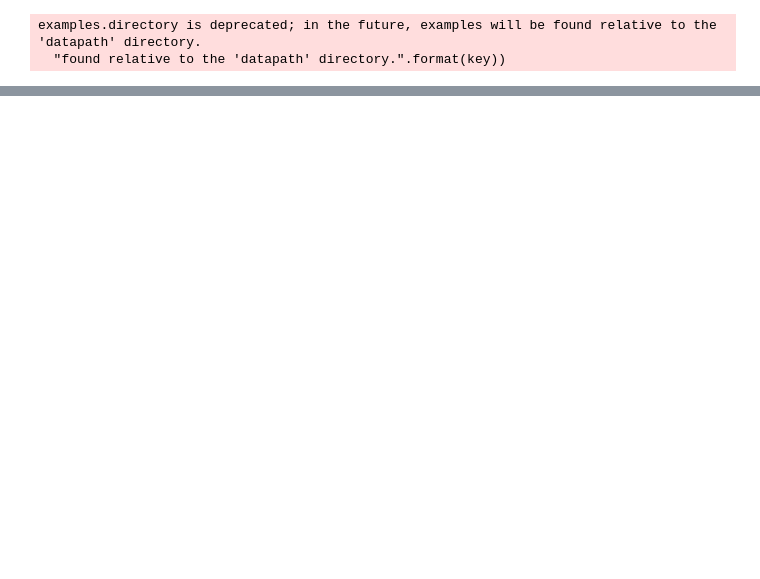
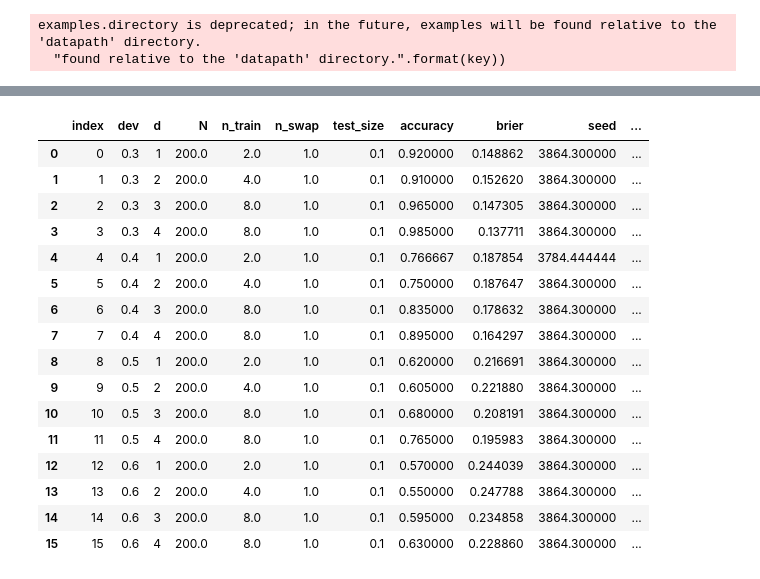
Before and after one commit to amacaluso/Quantum-Ensemble-for-Classification, a Jupyter notebook: notebooks/viz_results.ipynb, the cells around one changed output, grey strips where cells are left out. Cells and saved outputs as stored; diff of their text form; code cells hidden in the pictures; blank space fills up the shorter version.

```diff
--- a/notebooks/viz_results.ipynb
+++ b/notebooks/viz_results.ipynb
@@ -69,6 +90,12 @@ plt.show()
 # %%
-data_mean =data.groupby(['d', 'dev']).mean()
-data_std =data.groupby(['d', 'dev']).std()
+data = pd.read_csv('output/results_ensemble.csv',
+                   names = ['N', 'n_train', 'n_swap', 'd', 'balanced',
+                            'test_size', 'dev', 'accuracy', 'brier', 'seed'])
+
+# data = data.loc[data['dev'] == .3,:]
+data_mean =data.groupby(['dev', 'd']).mean()
+data_std =data.groupby(['dev', 'd']).std()
 
 data_mean['accuracy_std'] = data_std.accuracy
 data_mean['brier_std'] = data_std.brier
+data_mean
@@ -142,0 +121,21 @@ plt.savefig('output/brier_score.png', dpi=300)
+# %%
+data_mean.reset_index(inplace=True)
+data_mean
+# %% [output]
+|  | index | dev | d | N | n_train | n_swap | test_size | accuracy | brier | seed | ... |
+| 0 | 0 | 0.3 | 1 | 200.0 | 2.0 | 1.0 | 0.1 | 0.920000 | 0.148862 | 3864.300000 | ... |
+| 1 | 1 | 0.3 | 2 | 200.0 | 4.0 | 1.0 | 0.1 | 0.910000 | 0.152620 | 3864.300000 | ... |
+| 2 | 2 | 0.3 | 3 | 200.0 | 8.0 | 1.0 | 0.1 | 0.965000 | 0.147305 | 3864.300000 | ... |
+| 3 | 3 | 0.3 | 4 | 200.0 | 8.0 | 1.0 | 0.1 | 0.985000 | 0.137711 | 3864.300000 | ... |
+| 4 | 4 | 0.4 | 1 | 200.0 | 2.0 | 1.0 | 0.1 | 0.766667 | 0.187854 | 3784.444444 | ... |
+| 5 | 5 | 0.4 | 2 | 200.0 | 4.0 | 1.0 | 0.1 | 0.750000 | 0.187647 | 3864.300000 | ... |
+| 6 | 6 | 0.4 | 3 | 200.0 | 8.0 | 1.0 | 0.1 | 0.835000 | 0.178632 | 3864.300000 | ... |
+| 7 | 7 | 0.4 | 4 | 200.0 | 8.0 | 1.0 | 0.1 | 0.895000 | 0.164297 | 3864.300000 | ... |
+| 8 | 8 | 0.5 | 1 | 200.0 | 2.0 | 1.0 | 0.1 | 0.620000 | 0.216691 | 3864.300000 | ... |
+| 9 | 9 | 0.5 | 2 | 200.0 | 4.0 | 1.0 | 0.1 | 0.605000 | 0.221880 | 3864.300000 | ... |
+| 10 | 10 | 0.5 | 3 | 200.0 | 8.0 | 1.0 | 0.1 | 0.680000 | 0.208191 | 3864.300000 | ... |
+| 11 | 11 | 0.5 | 4 | 200.0 | 8.0 | 1.0 | 0.1 | 0.765000 | 0.195983 | 3864.300000 | ... |
+| 12 | 12 | 0.6 | 1 | 200.0 | 2.0 | 1.0 | 0.1 | 0.570000 | 0.244039 | 3864.300000 | ... |
+| 13 | 13 | 0.6 | 2 | 200.0 | 4.0 | 1.0 | 0.1 | 0.550000 | 0.247788 | 3864.300000 | ... |
+| 14 | 14 | 0.6 | 3 | 200.0 | 8.0 | 1.0 | 0.1 | 0.595000 | 0.234858 | 3864.300000 | ... |
+| 15 | 15 | 0.6 | 4 | 200.0 | 8.0 | 1.0 | 0.1 | 0.630000 | 0.228860 | 3864.300000 | ... |
```
Also changed, not shown: parts of 16 cells of this notebook, 8 other files.
